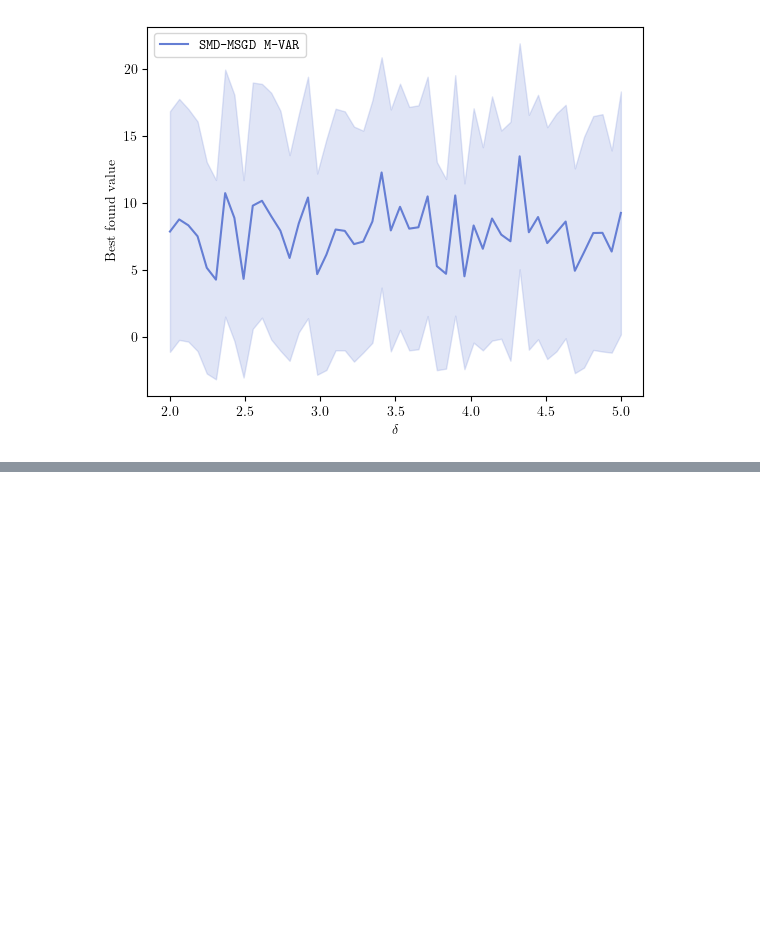
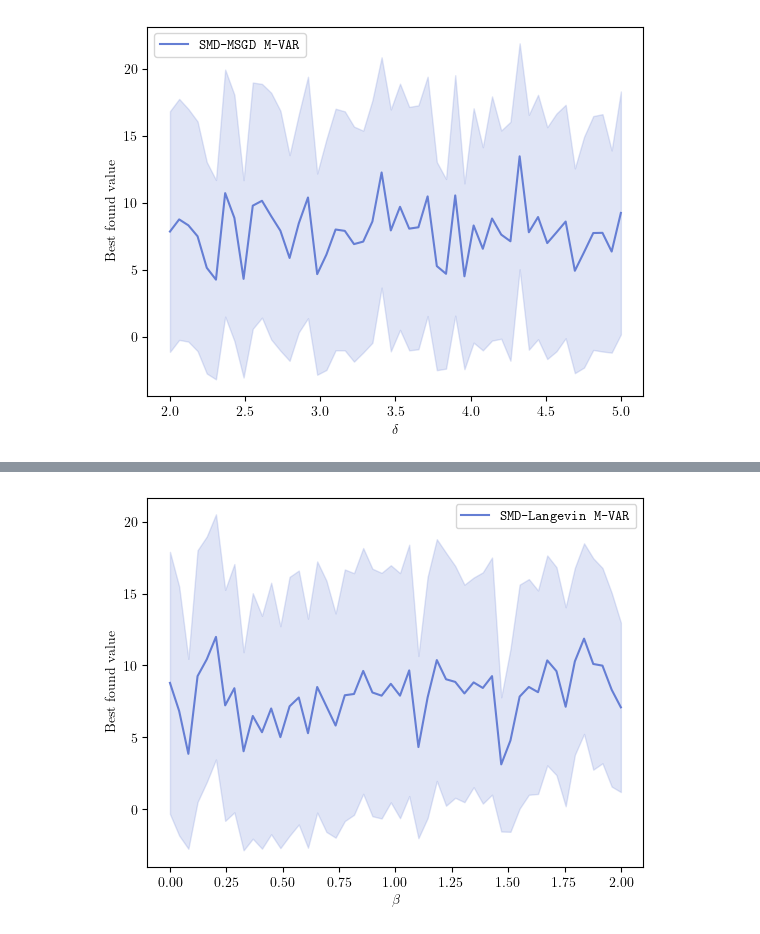
Before and after one commit to gaetanserre/GLOBe, a Jupyter notebook: exps/notebooks/hyperparams/hyperparams.ipynb, the cells around one changed output, grey strips where cells are left out. Saved outputs shown, nothing was run; the diff lists cells and outputs as text; code cells hidden in the pictures; blank space fills up the shorter version.

```diff
--- a/exps/notebooks/hyperparams/hyperparams.ipynb
+++ b/exps/notebooks/hyperparams/hyperparams.ipynb
@@ -161,16 +146,2 @@ plt.savefig("hyperparams_delta.pdf", bbox_inches="tight")
 # %% [output]
 [figure]
-# %%
-cn_alg = lambda sigma_noise: GCN_MSGD(bounds=bounds, n_particles=n_particles, iter=iter, verbose=verbose, sigma_noise=sigma_noise)
-results = []
-sigmas = np.linspace(1e-5, 5, 50)
-for sigma in sigmas:
-  print(f"Sigma: {sigma}")
-  mins = []
-  for i in range(n_runs):
-    f = wrapper(g)
-    opt = cn_alg(sigma)
-    res = opt.minimize(f)
-    print(f"Results for {opt} on {g}: {res[1]}")
-    mins.append(res[1])
-  results.append((np.mean(mins), np.std(mins)))
@@ -208,0 +148,14 @@ plt.savefig("hyperparams_sigma.pdf", bbox_inches="tight")
+# %%
+cn_alg = lambda gamma: SMD_Langevin(bounds=bounds, n_particles=n_particles, iter=iter, moment="MVAR", verbose=verbose, gamma=gamma)
+results = []
+gammas = np.linspace(1e-5, 2, 50)
+for gamma in gammas:
+  print(f"Gamma: {gamma}")
+  mins = []
+  for i in range(n_runs):
+    f = wrapper(g)
+    opt = cn_alg(gamma)
+    res = opt.minimize(f)
+    print(f"Results for {opt} on {g}: {res[1]}")
+    mins.append(res[1])
+  results.append((np.mean(mins), np.std(mins)))
@@ -208,0 +180,14 @@ plt.savefig("hyperparams_sigma.pdf", bbox_inches="tight")
+# %%
+fig, ax = plt.subplots()
+results = np.array(results)
+cmap = matplotlib.colormaps["coolwarm"]
+
+c0 = cmap(0)
+ax.plot(gammas, results[:, 0], color="#657ed4", label=r"\texttt{SMD-Langevin M-VAR}")
+ax.fill_between(gammas, results[:, 0] - results[:, 1], results[:, 0] + results[:, 1], color="#657ed4", alpha=0.2)
+ax.legend()
+ax.set_xlabel(r"$\beta$")
+ax.set_ylabel(r"$\textrm{Best found value}$")
+plt.savefig("hyperparams_gamma_Langevin.pdf", bbox_inches="tight")
+# %% [output]
+[figure, added]
```
Also changed, not shown: parts of 8 cells of this notebook, 5 other files.
